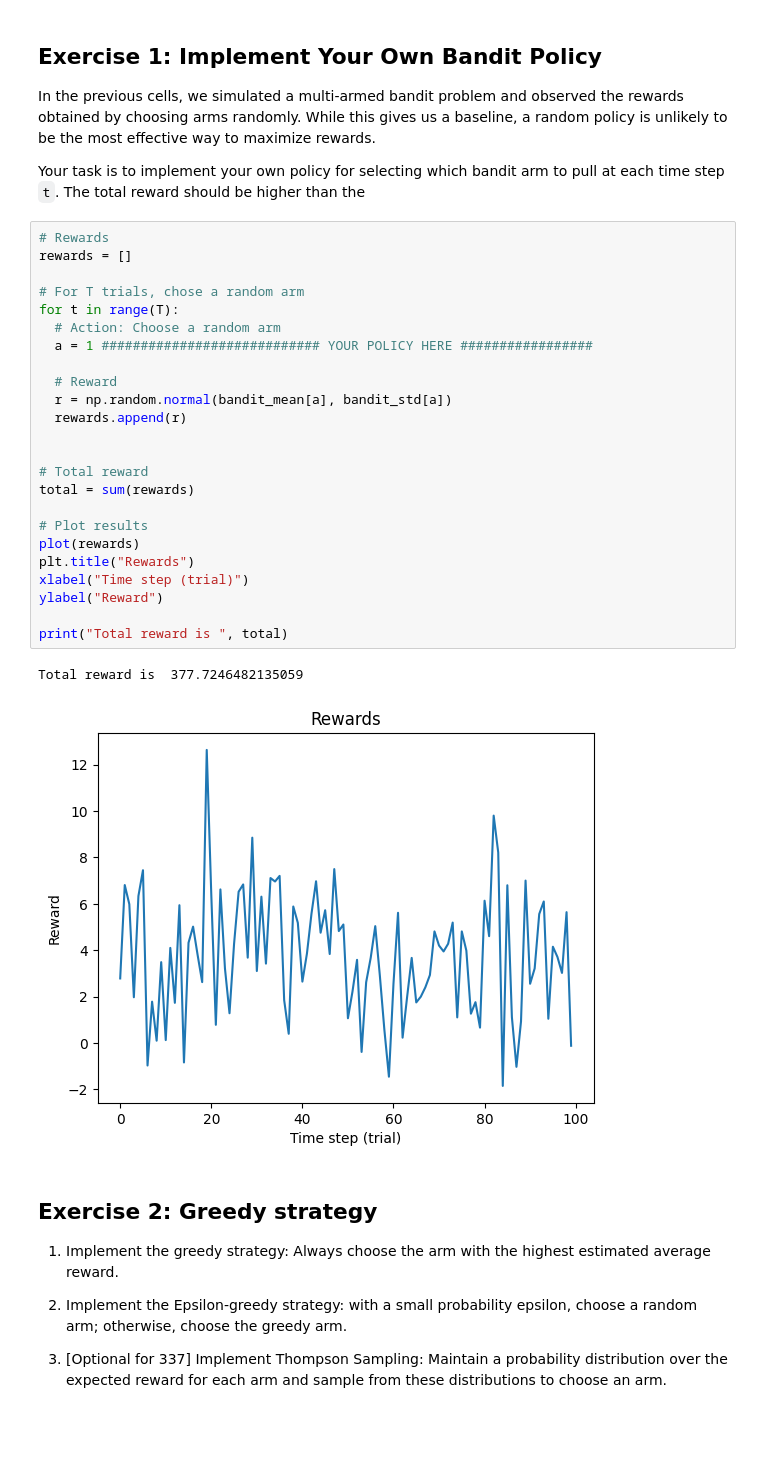
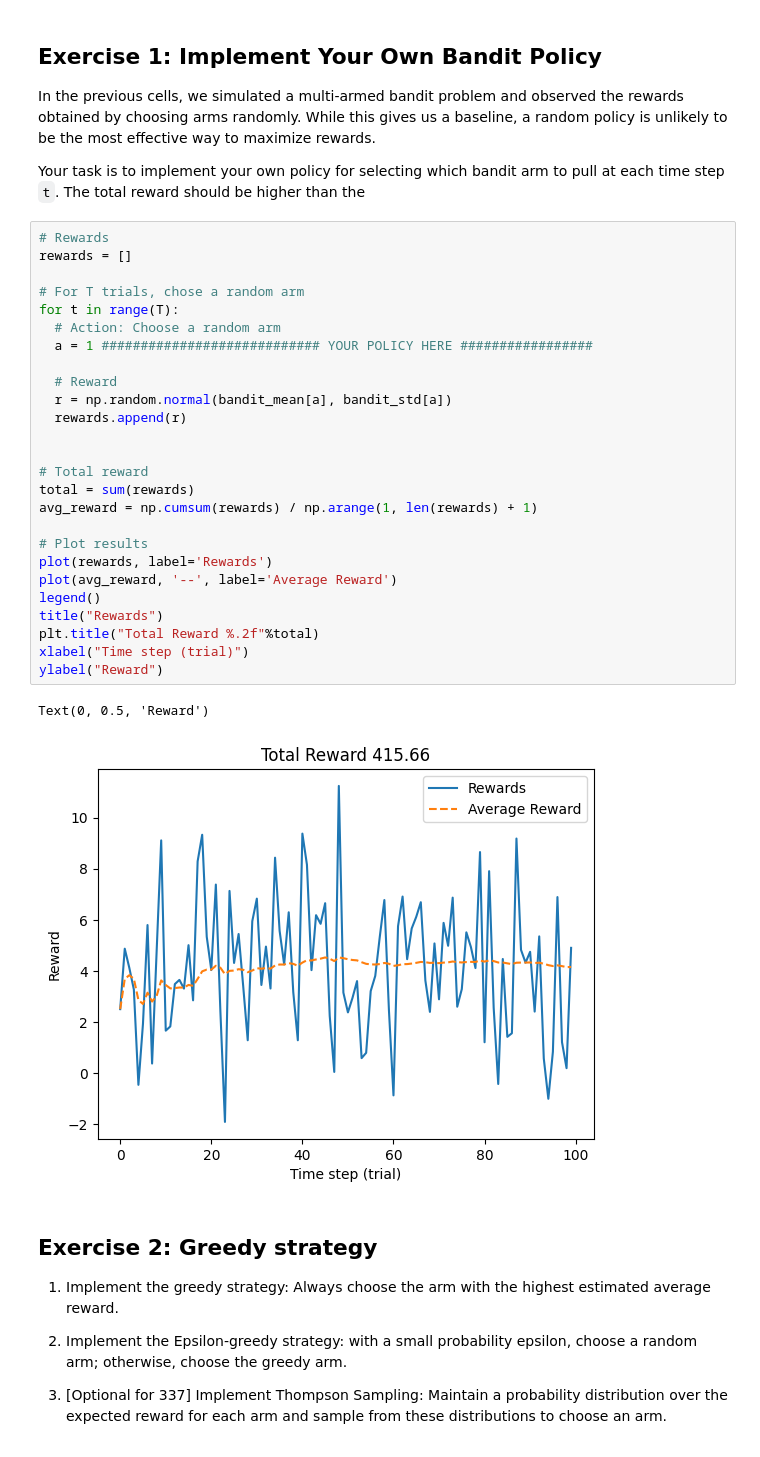
Before and after one commit to dsaldana/reinforcement-learning-course, a Jupyter notebook: lab1-bandit.ipynb, the cells around one changed output. Cells and saved outputs as stored; diff of their text form.

```diff
--- a/lab1-bandit.ipynb
+++ b/lab1-bandit.ipynb
@@ -83,30 +85,32 @@ Your task is to implement your own policy for selecting which bandit arm to pull
 # %%
 # Rewards
 rewards = []
 
 # For T trials, chose a random arm
 for t in range(T):
   # Action: Choose a random arm
   a = 1 ############################ YOUR POLICY HERE #################
 
   # Reward
   r = np.random.normal(bandit_mean[a], bandit_std[a])
   rewards.append(r)
 
 
 # Total reward
 total = sum(rewards)
+avg_reward = np.cumsum(rewards) / np.arange(1, len(rewards) + 1)
 
 # Plot results
-plot(rewards)
-plt.title("Rewards")
+plot(rewards, label='Rewards')
+plot(avg_reward, '--', label='Average Reward')
+legend()
+title("Rewards")
+plt.title("Total Reward %.2f"%total)
 xlabel("Time step (trial)")
 ylabel("Reward")
-
-print("Total reward is ", total)
 # %% [output]
-Total reward is  377.7246482135059
+Text(0, 0.5, 'Reward')
-[figure, old version]
+[figure, new version]
 # %% [markdown]
 ## Exercise 2: Greedy strategy
 
```
Also changed, not shown: parts of 2 cells of this notebook.
